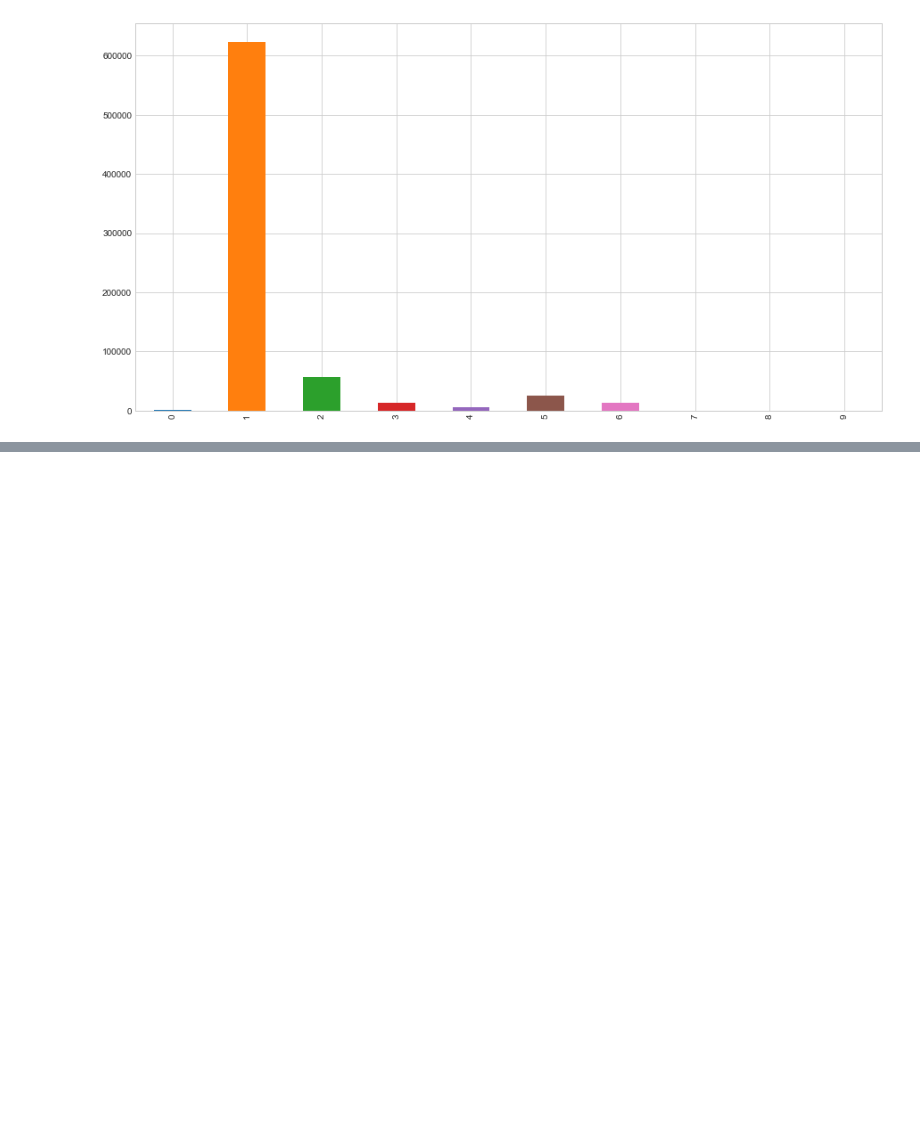
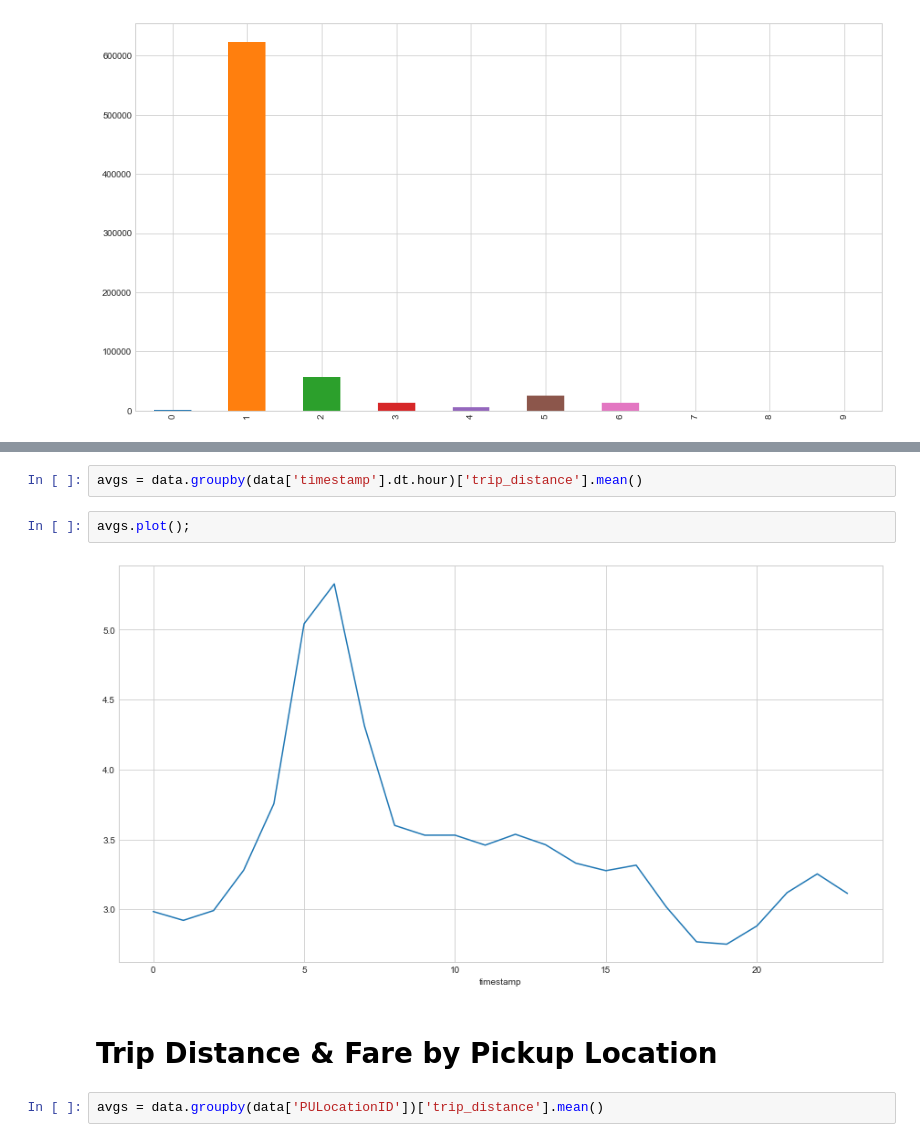
Before and after one commit to uvm-plaid/privacy-queries, a Jupyter notebook: constructed/NYC Taxi Data.ipynb, the cells around one changed output, grey strips where cells are left out. Drawn from its saved outputs; the diff is of its cells as text; blank space fills up the shorter version.

```diff
--- a/constructed/NYC Taxi Data.ipynb
+++ b/constructed/NYC Taxi Data.ipynb
@@ -101,0 +113,10 @@ pass_counts.plot.bar();
+# %%
+avgs = data.groupby(data['timestamp'].dt.hour)['trip_distance'].mean()
+# %%
+avgs.plot();
+# %% [output]
+[figure, added]
+# %% [markdown]
+# Trip Distance & Fare by Pickup Location
+# %%
+avgs = data.groupby(data['PULocationID'])['trip_distance'].mean()
```
Also changed, not shown: parts of 7 cells of this notebook, 1 other file.
